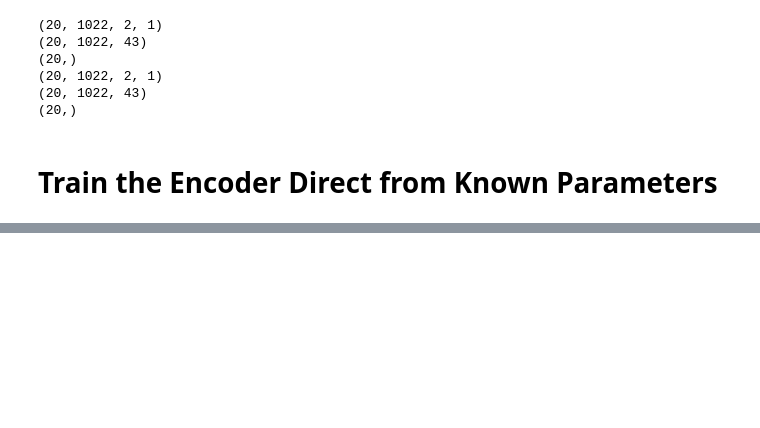
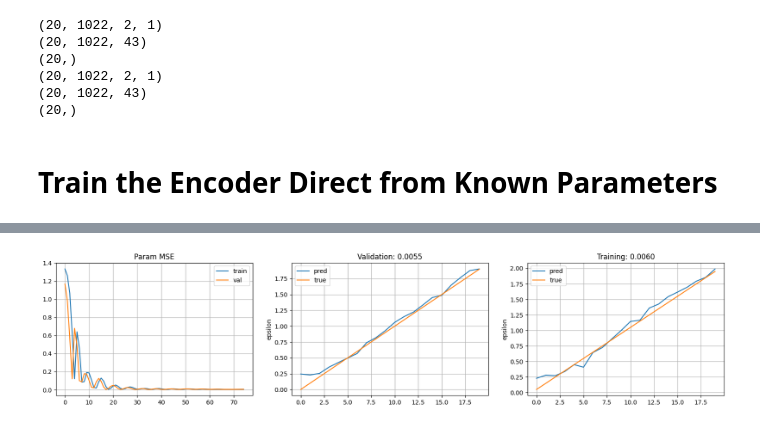
Before and after one commit to ktucker27/quantumML, a Jupyter notebook: python/notebooks/fusion_test.ipynb, the cells around one changed output, grey strips where cells are left out. Cells and saved outputs as stored; diff of their text form; code cells hidden in the pictures; blank space fills up the shorter version.

```diff
--- a/python/notebooks/fusion_test.ipynb
+++ b/python/notebooks/fusion_test.ipynb
@@ -201,0 +272,14 @@ plt.ylabel('epsilon');
+# %%
+# Keras train
+verbose_level = 1
+mini_batch_size = 20
+num_epochs = 75
+
+lrscheduler = tf.keras.callbacks.LearningRateScheduler(tf.keras.optimizers.schedules.ExponentialDecay(
+    initial_learning_rate=5e-3,
+    decay_steps=1,
+    decay_rate=0.99))
+
+history = model.fit(train_x, train_y, batch_size=mini_batch_size, epochs=num_epochs,
+                    validation_data=(valid_x, valid_y), verbose=verbose_level, shuffle=True,
+                    callbacks=[lrscheduler])
@@ -201,0 +304,30 @@ plt.ylabel('epsilon');
+# %%
+# Plot the results
+plt.figure(figsize=(20,4))
+
+plt.subplot(1,3,1)
+
+plt.plot(np.array(history.history['param_metric'])**2, label='train')
+plt.plot(np.array(history.history['val_param_metric'])**2, label='val')
+plt.legend()
+plt.title('Param MSE')
+plt.grid();
+
+plt.subplot(1,3,2)
+model_out = model.predict(valid_x)
+plt.plot(model_out[:,-1,-1] + 1.0e-8, label='pred');
+plt.plot(valid_params, label='true')
+plt.grid()
+plt.legend()
+plt.title('Validation: %.4f' % (fusion.param_loss(valid_params[:,tf.newaxis], model_out[:,-1,-1][:,tf.newaxis] + 1.0e-8).numpy()))
+plt.ylabel('epsilon');
+
+plt.subplot(1,3,3)
+model_out = model.predict(train_x)
+plt.plot(model_out[:,-1,-1] + 1.0e-8, label='pred');
+plt.plot(train_params, label='true')
+plt.grid();
+plt.legend()
+plt.title('Training: %.4f' % (fusion.param_loss(train_params[:,tf.newaxis], model_out[:,-1,-1][:,tf.newaxis] + 1.0e-8).numpy()))
+plt.ylabel('epsilon');
+# %% [output]
@@ -201,0 +336 @@ plt.ylabel('epsilon');
+[figure, added]
```
Also changed, not shown: parts of 11 cells of this notebook.
